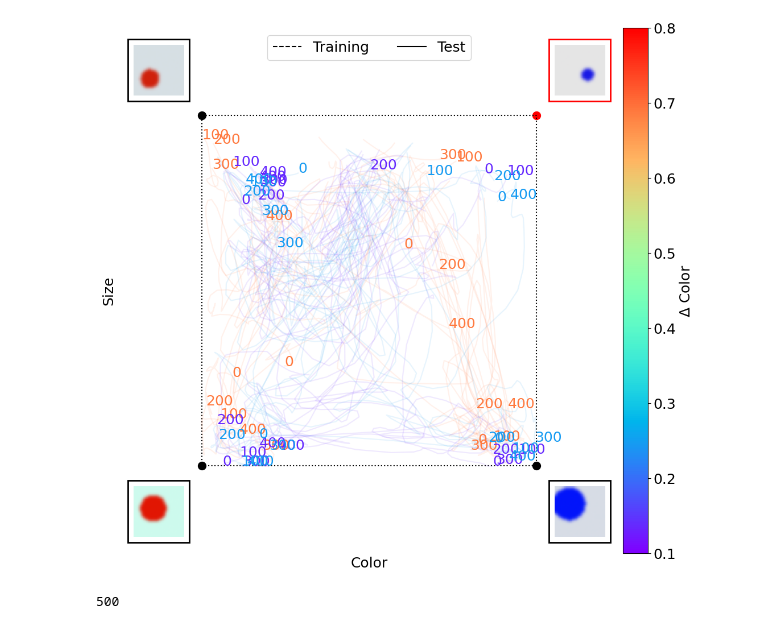
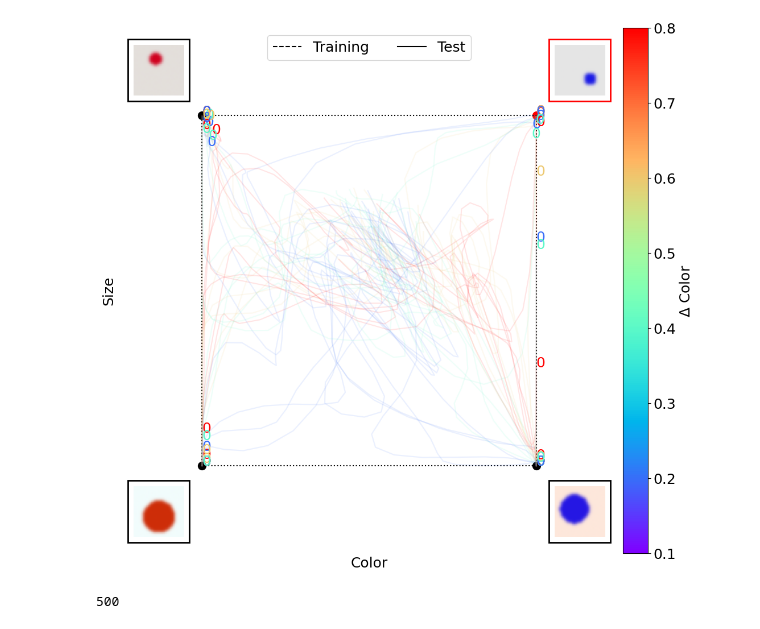
Before and after one commit to cfpark00/concept-learning, a Jupyter notebook: notebooks/MI_image_final.ipynb, the cells around one changed output. Drawn from its saved outputs; the diff is of its cells as text; code cells hidden in the pictures.

```diff
--- a/notebooks/MI_image_final.ipynb
+++ b/notebooks/MI_image_final.ipynb
@@ -33,10 +33,10 @@ best GPU: 0
 # %%
 plot_datass={}
 c=0
-#for fol in glob.glob("../data/images_1/2x2_final2/sc4ss4/*/seed=*"):
+for fol in glob.glob("../data/images_1/2x2_final2/sc4ss4/*/seed=*"):
 #for fol in glob.glob("../data/images_1/2x2_final2/col_sweep/*/seed=*"):
 #for fol in glob.glob("../data/images_1/2x2_final2/size_sweep/*/seed=*"):
-for fol in glob.glob("../data/images_1/2x2_final2/detailed/*/seed=*"):
+#for fol in glob.glob("../data/images_1/2x2_final2/detailed/*/seed=*"):
 #for fol in glob.glob("../data/images_1/2x2_final2/sc4ss4_sfixed/*/seed=*"):
     parentfolname=os.path.basename(os.path.dirname(fol))
     sep_col=parentfolname.split("sep_col=")[1].split("_")[0]
@@ -254,16 +254,16 @@ plt.tight_layout()
 #plt.xlabel(r"$T_s-T_c$")
 # %%
 suffix="_w_cfg_3.0"
-#suffix=""
+suffix=""
 plot_datass={}
 c=0
-#for fol in glob.glob("../data/images_1/2x2_final2/sc4ss4/*/seed=*"):
+for fol in glob.glob("../data/images_1/2x2_final2/sc4ss4/*/seed=*"):
 #for fol in glob.glob("../data/images_1/2x2_final2/col_sweep/*/seed=*"):
 #for fol in glob.glob("../data/images_1/2x2_final2/col_sweep_gamma1/*/seed=*"):
 #for fol in glob.glob("../data/images_1/2x2_final2/col_sweep_inis=0.1/*/seed=*"):
 #for fol in glob.glob("../data/images_1/2x2_final2/col_sweep_wd=0.05/*/seed=*"):
 #for fol in glob.glob("../data/images_1/2x2_final2/col_sweep_det/*/seed=*"):
-for fol in glob.glob("../data/images_1/2x2_final2/col_sweep_cfg_long3/*/seed=*"):
+#for fol in glob.glob("../data/images_1/2x2_final2/col_sweep_cfg_long3/*/seed=*"):
     seed=int(fol.split("seed=")[1])
     parentfolname=os.path.basename(os.path.dirname(fol))
     sep_col=parentfolname.split("sep_col=")[1].split("_")[0]
@@ -334,8 +462,8 @@ for key in plot_datass.keys():
     sep_size=key[1]
     sep_cols.append(float(sep_col))
     sep_sizes.append(float(sep_size))
-    if sep_col not in sel:
-        continue
+    #if sep_col not in sel:
+    #    continue
     plot_datas=plot_datass[key]
     classprobs_pred_trs=[]
     classprobs_pred_tes=[]
@@ -399,34 +527,34 @@ plt.xlim(-0.25,1.25)
 plt.ylim(-0.25,1.25)
 plt.xticks([])
 plt.yticks([])
 plt.box(False)
 plt.ylabel("Size")
 plt.xlabel("Color")
 plt.plot([],[],c="k",ls="--",label="Training")
 plt.plot([],[],c="k",label="Test")
 plt.legend(loc="upper center",ncol=2)
 
 from matplotlib.offsetbox import OffsetImage, AnnotationBbox
 images=[]
 for l in [0,1,2,3]:
     i=np.random.randint(32)
     image=x_tr[l_tr==l][i].transpose(2,1,0) if l in [0,1,2] else x_te[l_te==l][i].transpose(2,1,0)
     images.append(image)
     imagebox = OffsetImage(image, zoom = 2.0)
     s=0.13
     coord={0:[0.-s,0.-s],1:[0.-s,1.+s],2:[1.+s,0.-s],3:[1.+s,1.+s]}[l]
     ab = AnnotationBbox(imagebox, coord, frameon = True ,bboxprops=dict(edgecolor="k" if l in [0,1,2] else "r",lw=2))
     plt.gca().add_artist(ab)
 images=np.stack(images,axis=0)
 
 divider = make_axes_locatable(plt.gca())
 cax = divider.append_axes("right", size="5%", pad=0.05)
 sm = plt.cm.ScalarMappable(cmap=cmap, norm=norm)
 cbar = plt.colorbar(sm,cax=cax)
 cbar.set_label(r"$\Delta$ Color")
 #plt.savefig("../figures/final/training_dynamics_sep_col_wd=0.05.png")
 # %% [output]
-[figure, old version]
+[figure, new version]
 # %%
 """
 save_dict={"trajs_trss":trajs_trss,
```
Also changed, not shown: parts of 13 cells of this notebook, 1 other file.
